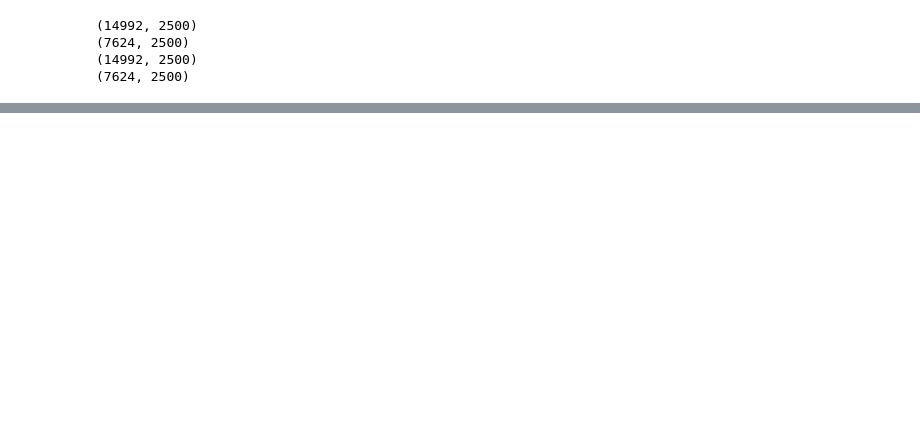
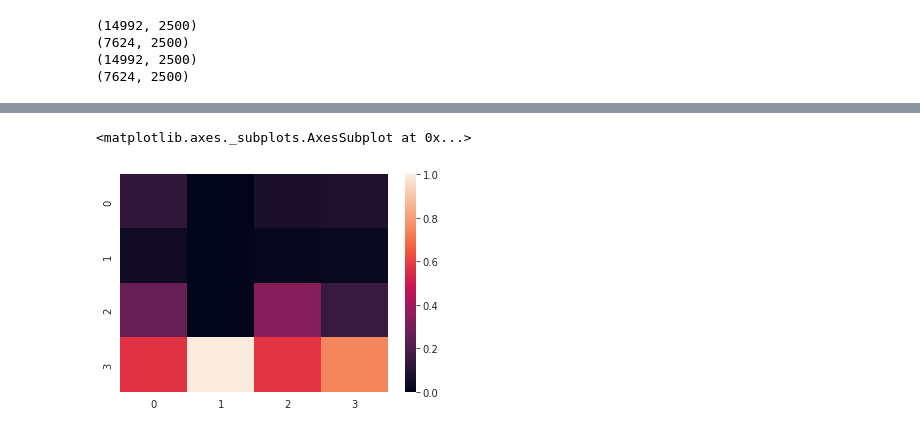
Before and after one commit to mightyTathagata/fake_news_project, a Jupyter notebook: news_classifier.ipynb, the cells around one changed output, grey strips where cells are left out. Saved outputs shown, nothing was run; the diff lists cells and outputs as text; code cells hidden in the pictures; blank space fills up the shorter version.

```diff
--- a/news_classifier.ipynb
+++ b/news_classifier.ipynb
@@ -137,6 +149,4 @@ f1_score(y_test, predictions_svm, average='weighted')
 # %%
-from sklearn.ensemble import RandomForestClassifier
-
-clf = RandomForestClassifier(n_estimators = 10, random_state = 42)
-clf.fit(xtrain_tfv, y_train)
-predictions_rf = clf.predict(xtest_tfv)
+clf_rf = RandomForestClassifier(n_estimators = 10, random_state = 42)
+clf_rf.fit(xtrain_tfv, y_train)
+predictions_rf = clf_rf.predict(xtest_tfv)
@@ -146,0 +198,6 @@ f1_score(y_test, predictions_rf, average='weighted')
+# %%
+rf_cf_matrix = confusion_matrix(y_test, predictions_rf, normalize='pred')
+sns.heatmap(rf_cf_matrix)
+# %% [output]
+<matplotlib.axes._subplots.AxesSubplot at 0x...>
+[figure, added]
```
Also changed, not shown: parts of 23 cells of this notebook.
